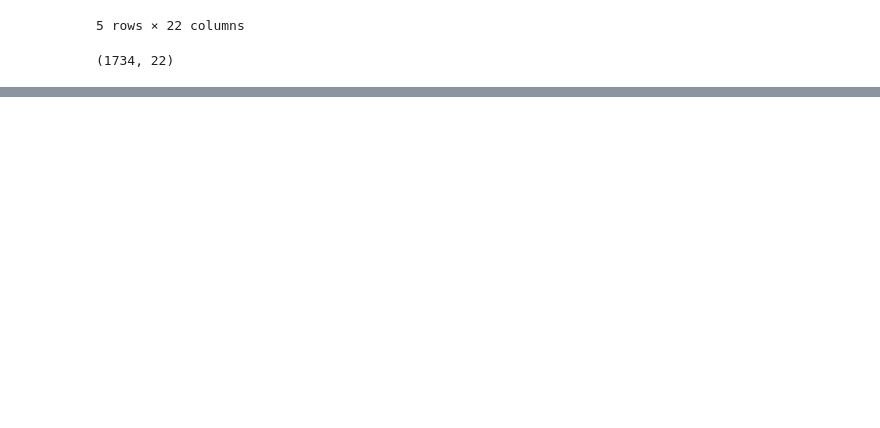
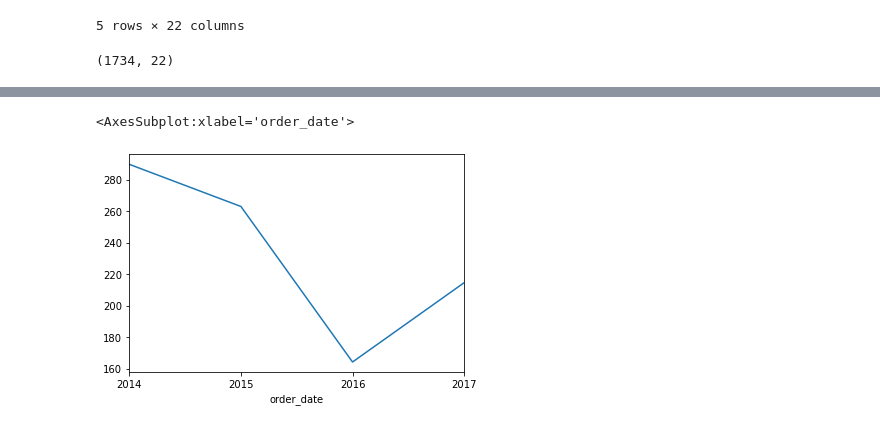
Before and after one commit to ns-tn-time-series-project/time-series-project, a Jupyter notebook: nathan_time_series_project_explore.ipynb, the cells around one changed output, grey strips where cells are left out. Saved outputs shown, nothing was run; the diff lists cells and outputs as text; code cells hidden in the pictures; blank space fills up the shorter version.

```diff
--- a/nathan_time_series_project_explore.ipynb
+++ b/nathan_time_series_project_explore.ipynb
@@ -376,0 +427,3 @@ df.shape
+# %%
+west_sales = west.sales
+west_sales.head()
@@ -376,0 +438,5 @@ df.shape
+# %%
+west_sales.resample('Y').mean().plot()
+# %% [output]
+<AxesSubplot:xlabel='order_date'>
+[figure, added]
```
Also changed, not shown: parts of 40 cells of this notebook.
